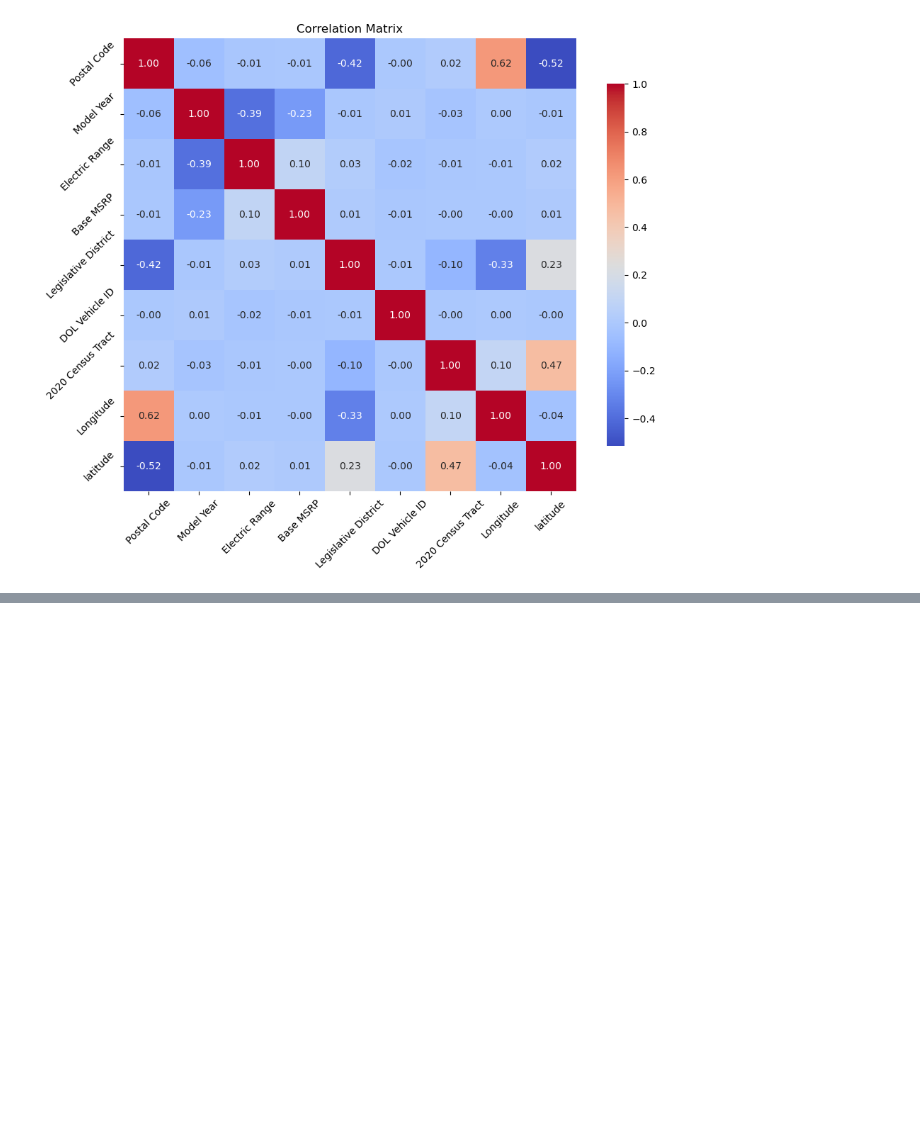
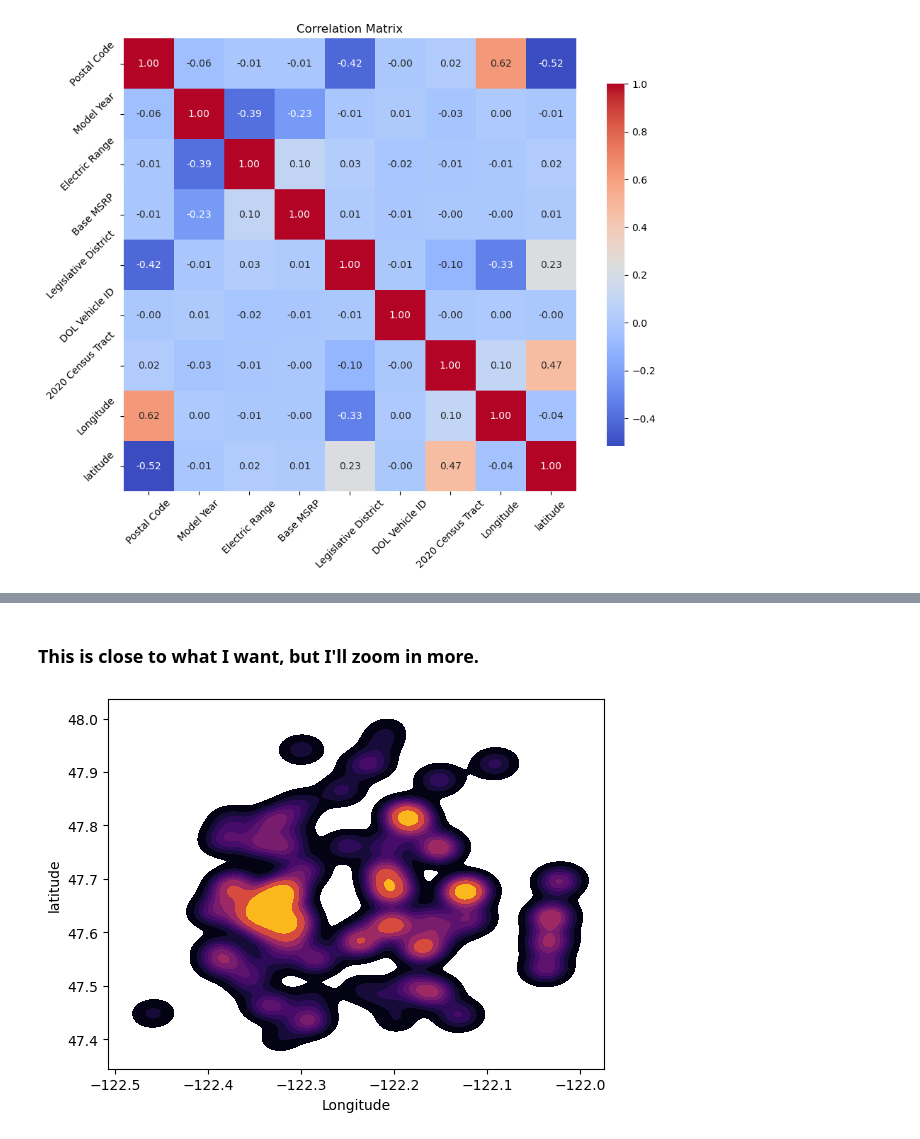
Before and after one commit to MichaelHowick/CS4580-EDA-Assignment, a Jupyter notebook: MichaelNotebook.ipynb, the cells around one changed output, grey strips where cells are left out. Saved outputs shown, nothing was run; the diff lists cells and outputs as text; code cells hidden in the pictures; blank space fills up the shorter version.

```diff
--- a/MichaelNotebook.ipynb
+++ b/MichaelNotebook.ipynb
@@ -224,0 +239,16 @@ plt.show()
+# %% [markdown]
+### This is close to what I want, but I'll zoom in more.
+# %%
+columns_county_range = ['Electric Range', 'latitude', 'Longitude']
+countyrange = df[columns_county_range]
+
+filtered_countyrange = countyrange[
+    (countyrange['latitude'] >= 47.4) & (countyrange['latitude'] <= 48) &
+    (countyrange['Longitude'] >= -122.5) & (countyrange['Longitude'] <= -122)
+]
+
+sns.kdeplot(x='Longitude', y='latitude', data=filtered_countyrange, fill=True, cmap='inferno')
+
+plt.show()
+# %% [output]
+[figure, added]
```
Also changed, not shown: parts of 13 cells of this notebook.
